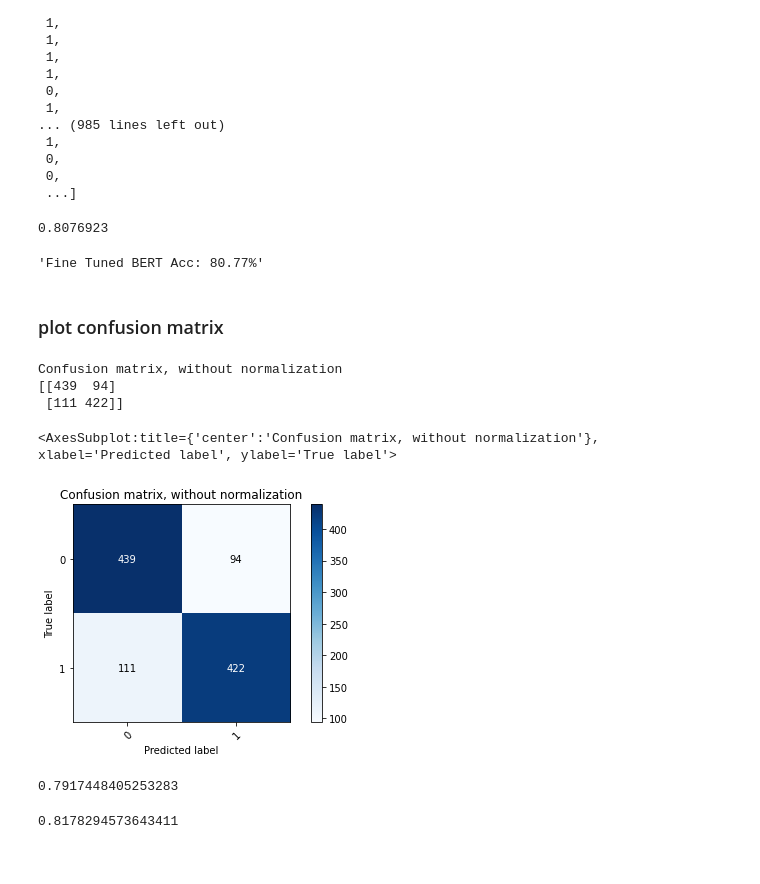
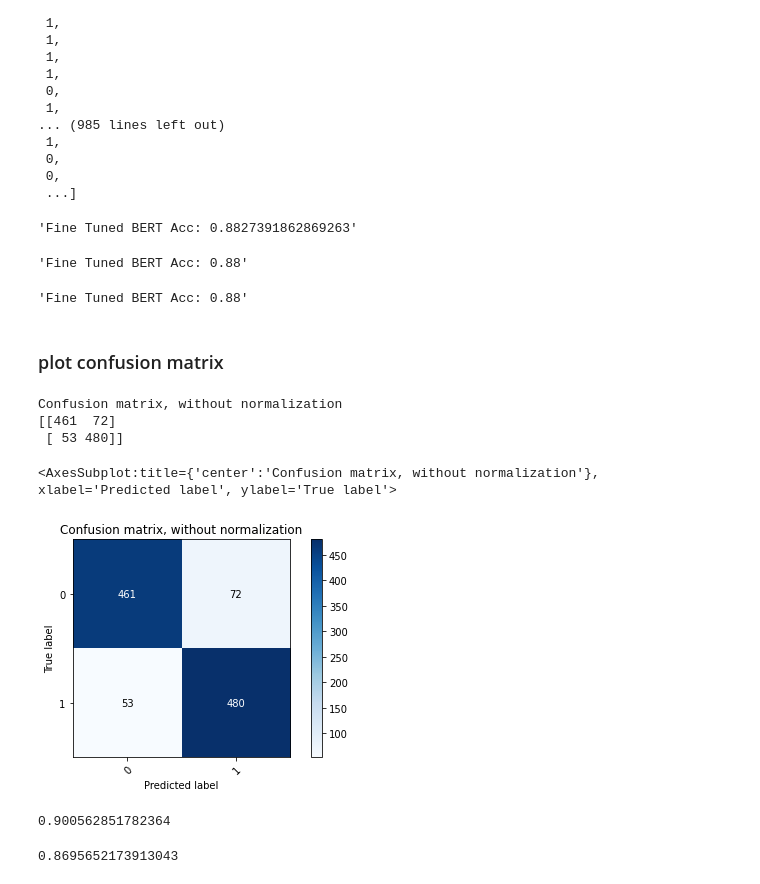
Before and after one commit to yang0369/6Estates_Project_Interview_Data_CLS, a Jupyter notebook: analysis.ipynb, the cells around one changed output. Saved outputs shown, nothing was run; the diff lists cells and outputs as text; code cells hidden in the pictures.

Commit message:
push the latest model and training results

```diff
--- a/analysis.ipynb
+++ b/analysis.ipynb
@@ -534,6 +531,7 @@ array([[-0.40651459],
 # %%
-predicted = [int(i) for i in tf.round(tf.sigmoid(predicted_logits)).numpy()]
-predicted
+# predicted labels
+predicted_labels = [int(i) for i in tf.round(tf.sigmoid(predicted_logits)).numpy()]
+predicted_labels
 # %% [output]
 [0,
  0,
@@ -553,7 +551,9 @@ predicted
  0,
  ...]
 # %%
-test["label"].tolist()
+# true labels
+true_labels = test["label"].tolist()
+true_labels
 # %% [output]
 [0,
  0,
@@ -579,13 +575,21 @@ from tensorflow.keras.metrics import BinaryAccuracy
 # %%
+# method 1 - by tensorflow binary accuray(which is the same as the model.evaluate)
 m = tf.keras.metrics.BinaryAccuracy()
-m.update_state(predicted,test["label"].tolist())
-m.result().numpy()
+m.update_state(predicted_labels,true_labels)
+display(f"Fine Tuned BERT Acc: {m.result().numpy()}")
 # %% [output]
-0.8076923
+'Fine Tuned BERT Acc: 0.8827391862869263'
-# %%
-display(f'Fine Tuned BERT Acc: {accuracy_score(predicted, test["label"].tolist()) * 100:.2f}%')
-# %% [output]
-'Fine Tuned BERT Acc: 80.77%'
+# %%
+# method 2 - by sklearn accuracy_score
+display(f'Fine Tuned BERT Acc: {accuracy_score(predicted_labels, true_labels):.2f}')
+# %% [output]
+'Fine Tuned BERT Acc: 0.88'
+# %%
+# method 3 - by the files generated directly during model training
+predicted_labels = pd.read_csv("./model/predicted.csv", header=None)
+display(f'Fine Tuned BERT Acc: {accuracy_score(predicted_labels, true_labels):.2f}')
+# %% [output]
+'Fine Tuned BERT Acc: 0.88'
 # %% [markdown]
 ### plot confusion matrix
 # %%
@@ -644,22 +648,22 @@ def plot_confusion_matrix(y_true, y_pred, classes,
     plt.ylim(len(np.unique(classes))-0.5, -0.5)
     return ax
 # %%
-plot_confusion_matrix(test["label"].values, predicted, np.unique(test["label"]))
+plot_confusion_matrix(true_labels, predicted_labels, np.unique(test["label"]))
 # %% [output]
 Confusion matrix, without normalization
-[[439  94]
- [111 422]]
+[[461  72]
+ [ 53 480]]
 <AxesSubplot:title={'center':'Confusion matrix, without normalization'}, xlabel='Predicted label', ylabel='True label'>
-[figure, old version]
+[figure, new version]
 # %%
-recall = recall_score(test["label"].values, predicted)
+recall = recall_score(true_labels, predicted_labels)
 recall
 # %% [output]
-0.7917448405253283
+0.900562851782364
 # %%
-precision = precision_score(test["label"].values, predicted)
+precision = precision_score(true_labels, predicted_labels)
 precision
 # %% [output]
-0.8178294573643411
+0.8695652173913043
 # %%
 # recall and precision are quite similar to the accuracy
```
Also changed, not shown: parts of 29 cells of this notebook, 9 other files.
